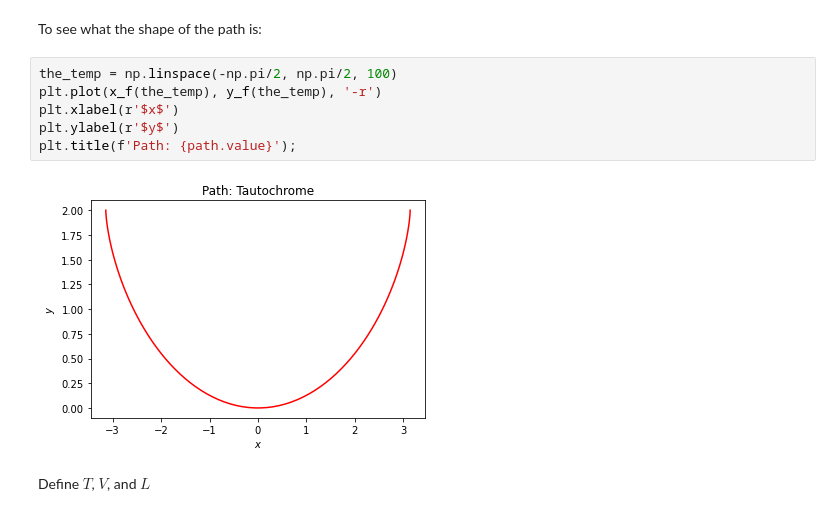
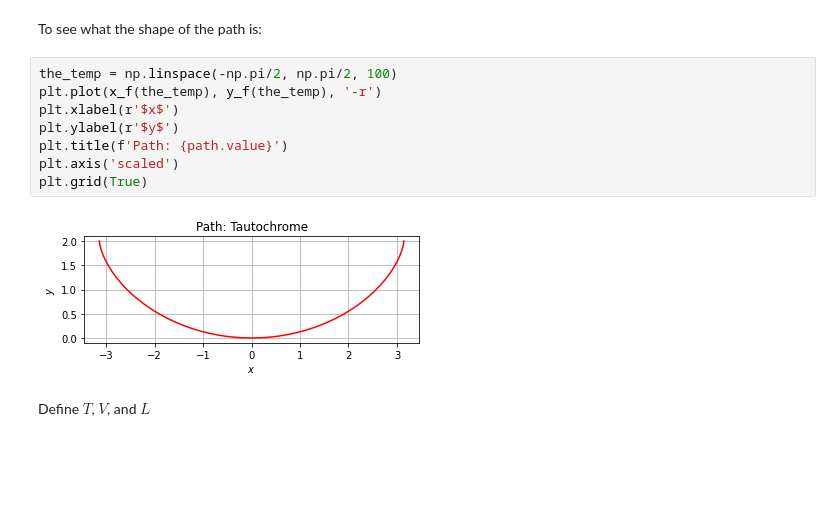
Before and after one commit to shaoyuancc/physics, a Jupyter notebook: simple_pendulum/pendulum_motion.ipynb, the cells around one changed output. Saved outputs shown, nothing was run; the diff lists cells and outputs as text; blank space fills up the shorter version.

```diff
--- a/simple_pendulum/pendulum_motion.ipynb
+++ b/simple_pendulum/pendulum_motion.ipynb
@@ -75,11 +75,13 @@ To see what the shape of the path is:
 # %%
 the_temp = np.linspace(-np.pi/2, np.pi/2, 100)
 plt.plot(x_f(the_temp), y_f(the_temp), '-r')
 plt.xlabel(r'$x$')
 plt.ylabel(r'$y$')
-plt.title(f'Path: {path.value}');
+plt.title(f'Path: {path.value}')
+plt.axis('scaled')
+plt.grid(True)
 # %% [output]
-[figure, old version]
+[figure, new version]
 # %% [markdown]
 Define $T$, $V$, and $L$
 # %%
```
Also changed, not shown: parts of 2 cells of this notebook, 4 other files.
